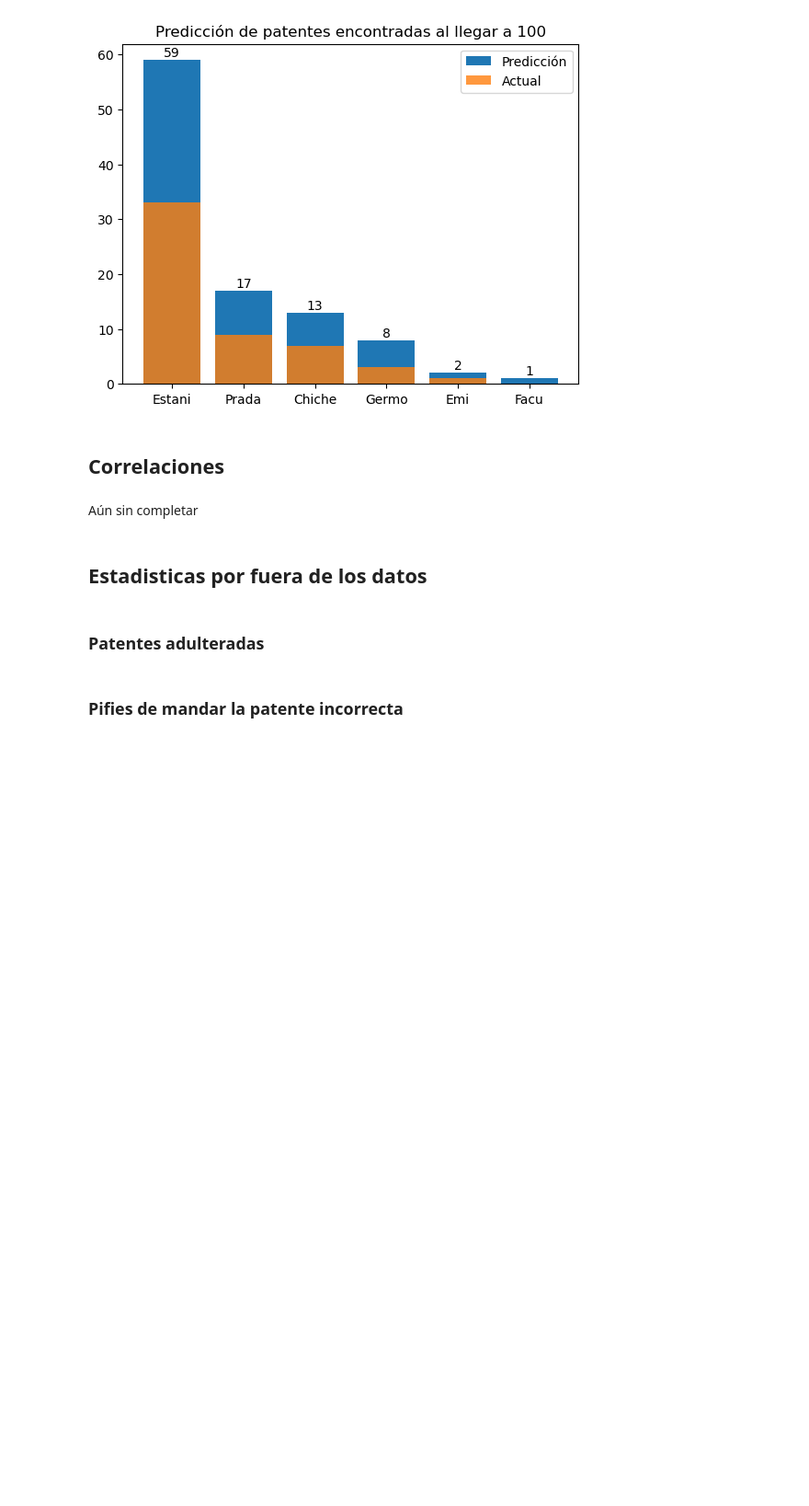
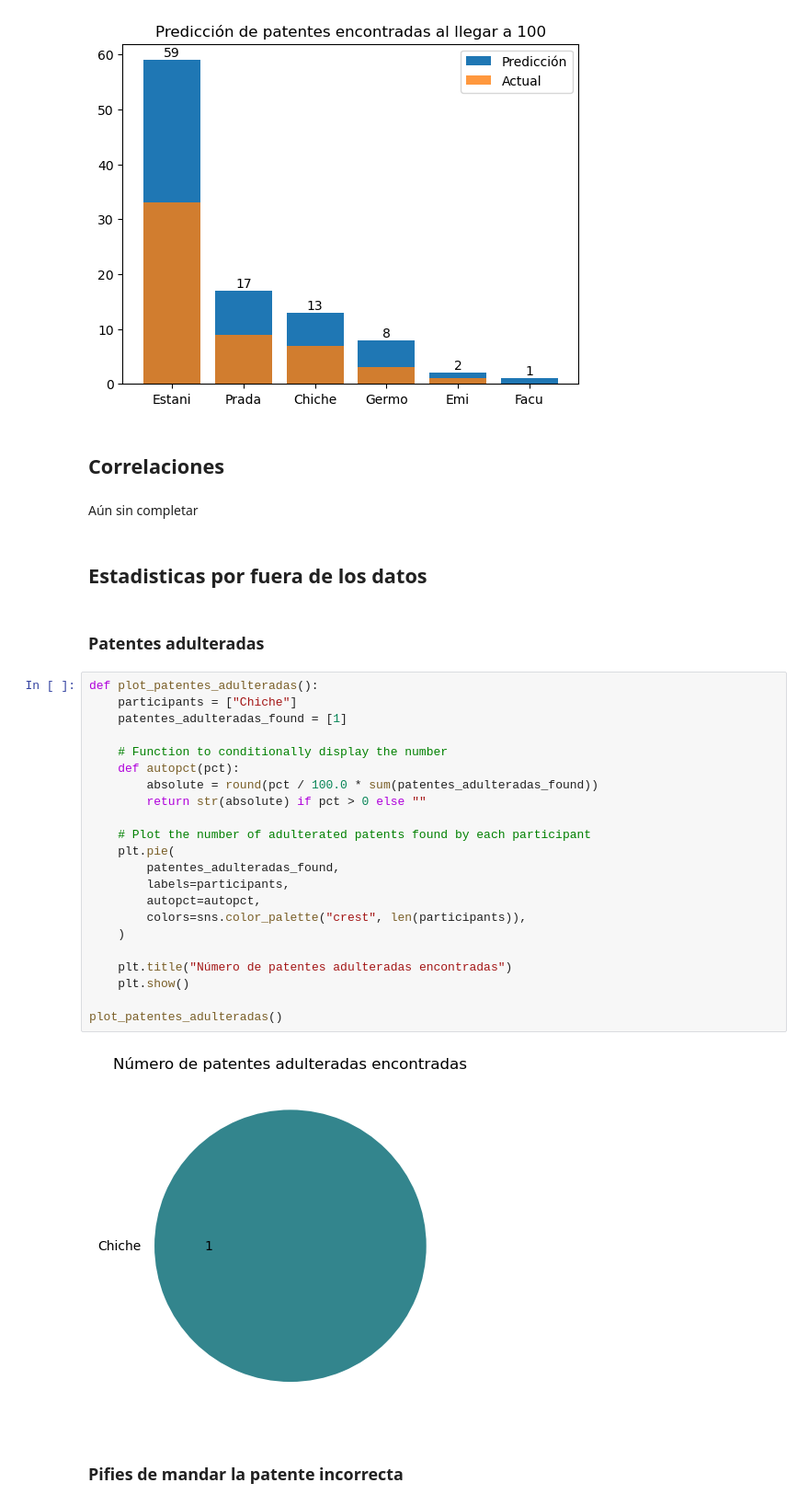
Before and after one commit to PradaJoaquin/patentamens, a Jupyter notebook: patentamens.ipynb, the cells around one changed output. Shown: that part at 92% size. Cells and saved outputs as stored; diff of their text form; blank space fills up the shorter version.

Commit message:
Extra plots for outside data added

```diff
--- a/patentamens.ipynb
+++ b/patentamens.ipynb
@@ -594,5 +594,29 @@ Aún sin completar
 ## Estadisticas por fuera de los datos
 # %% [markdown]
 ### Patentes adulteradas
+# %%
+def plot_patentes_adulteradas():
+    participants = ["Chiche"]
+    patentes_adulteradas_found = [1]
+
+    # Function to conditionally display the number
+    def autopct(pct):
+        absolute = round(pct / 100.0 * sum(patentes_adulteradas_found))
+        return str(absolute) if pct > 0 else ""
+
+    # Plot the number of adulterated patents found by each participant
+    plt.pie(
+        patentes_adulteradas_found,
+        labels=participants,
+        autopct=autopct,
+        colors=sns.color_palette("crest", len(participants)),
+    )
+
+    plt.title("Número de patentes adulteradas encontradas")
+    plt.show()
+
+plot_patentes_adulteradas()
+# %% [output]
+[figure, added]
 # %% [markdown]
 ### Pifies de mandar la patente incorrecta
```
Also changed, not shown: parts of 1 cell of this notebook.
